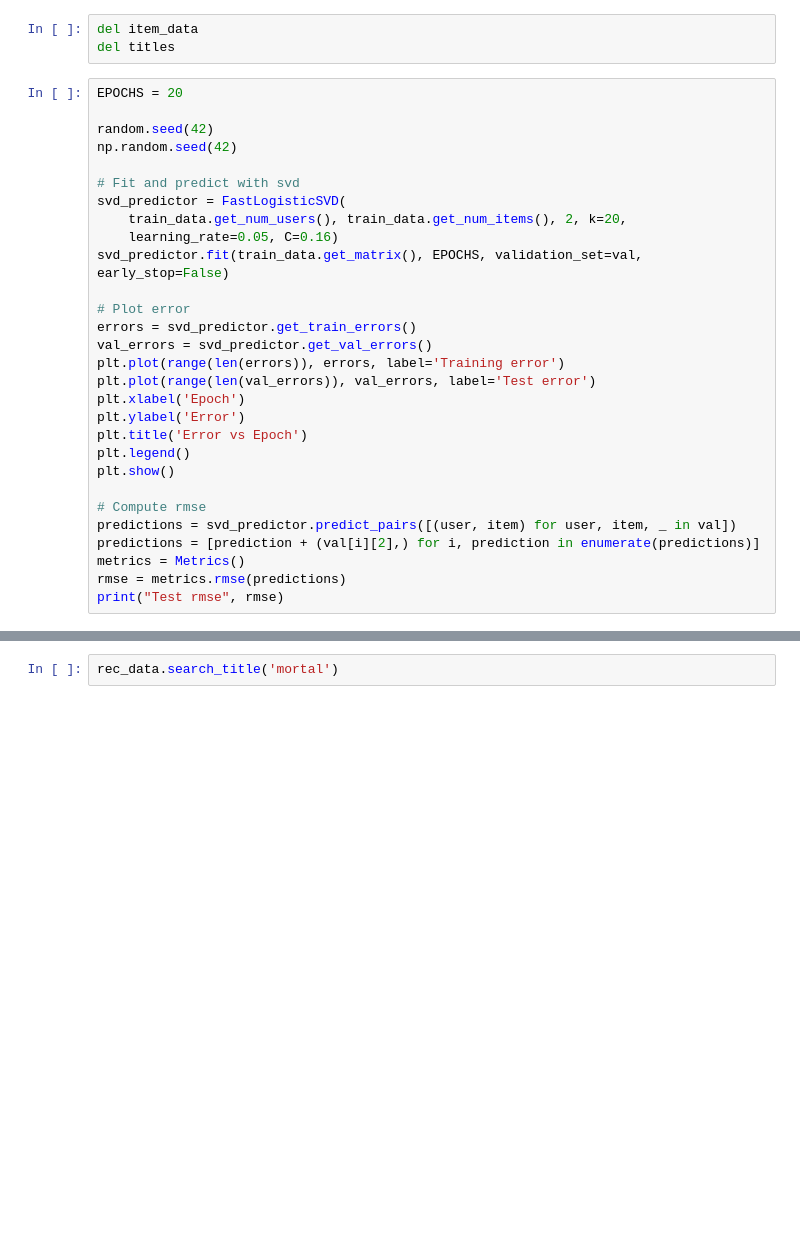
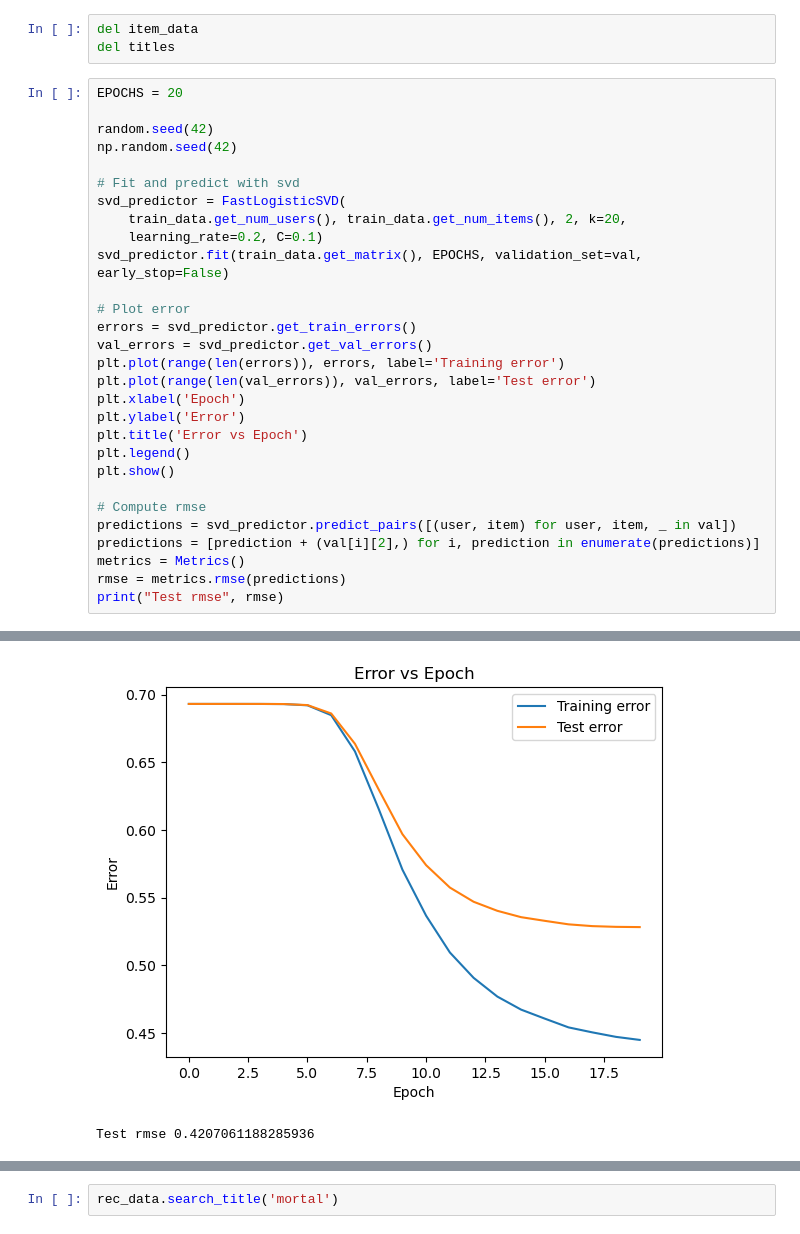
Before and after one commit to MitchellJC/game-rec, a Jupyter notebook: svdtuning.ipynb, the cells around one changed output, grey strips where cells are left out. Saved outputs shown, nothing was run; the diff lists cells and outputs as text; blank space fills up the shorter version.

```diff
--- a/svdtuning.ipynb
+++ b/svdtuning.ipynb
@@ -87,7 +87,7 @@ np.random.seed(42)
 # Fit and predict with svd
 svd_predictor = FastLogisticSVD(
     train_data.get_num_users(), train_data.get_num_items(), 2, k=20,
-    learning_rate=0.05, C=0.16)
+    learning_rate=0.2, C=0.1)
 svd_predictor.fit(train_data.get_matrix(), EPOCHS, validation_set=val, early_stop=False)
 
 # Plot error
@@ -115,3 +131,5 @@ Epoch 3/Training error: 0.6931466723412718/
+[figure, added]
+Test rmse 0.4207061188285936
 # %%
 # Ensure file exists
 model_dir = model_dir = "saved_models/{}-{}-{}-{}-{}-{}_{}".format(
```
Also changed, not shown: parts of 6 cells of this notebook.
